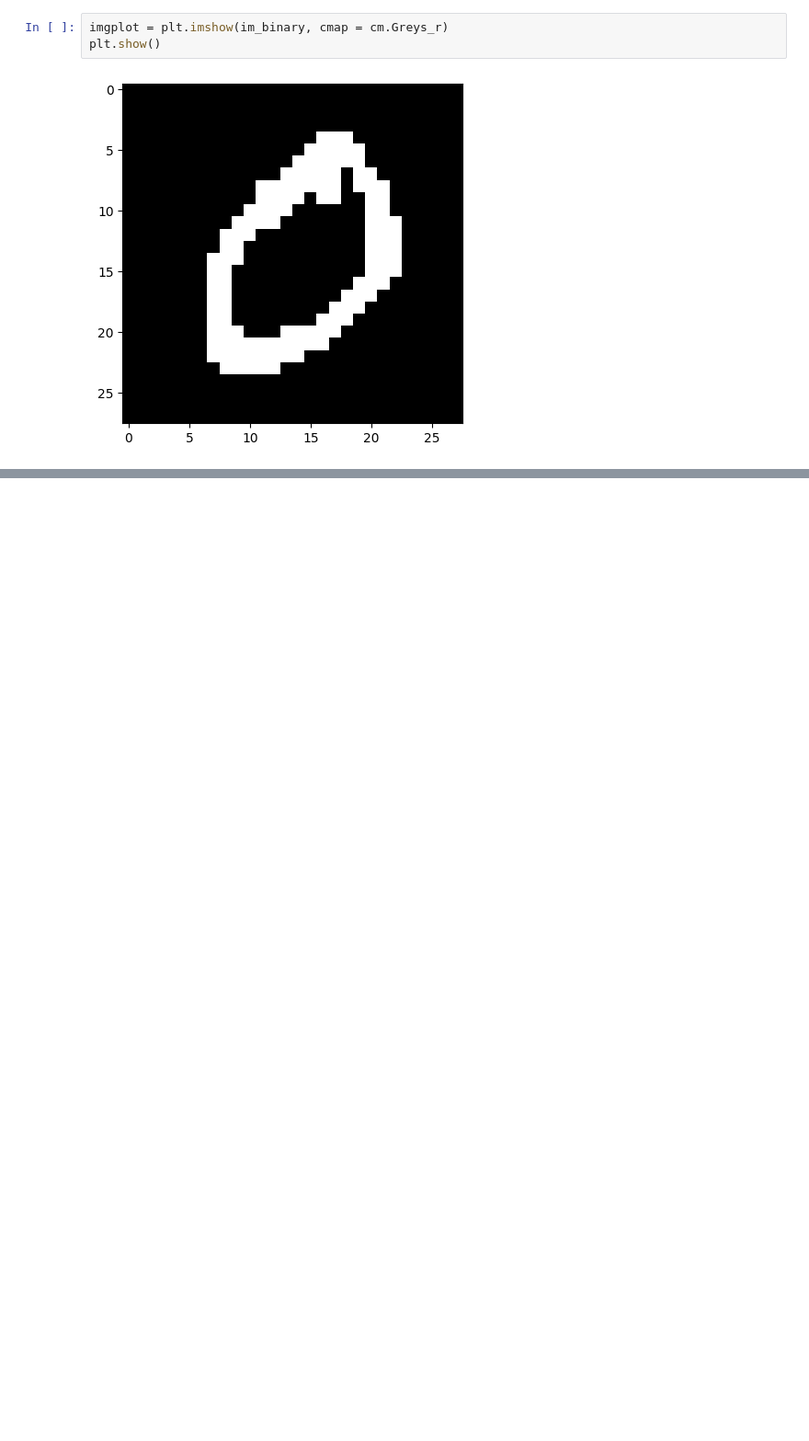
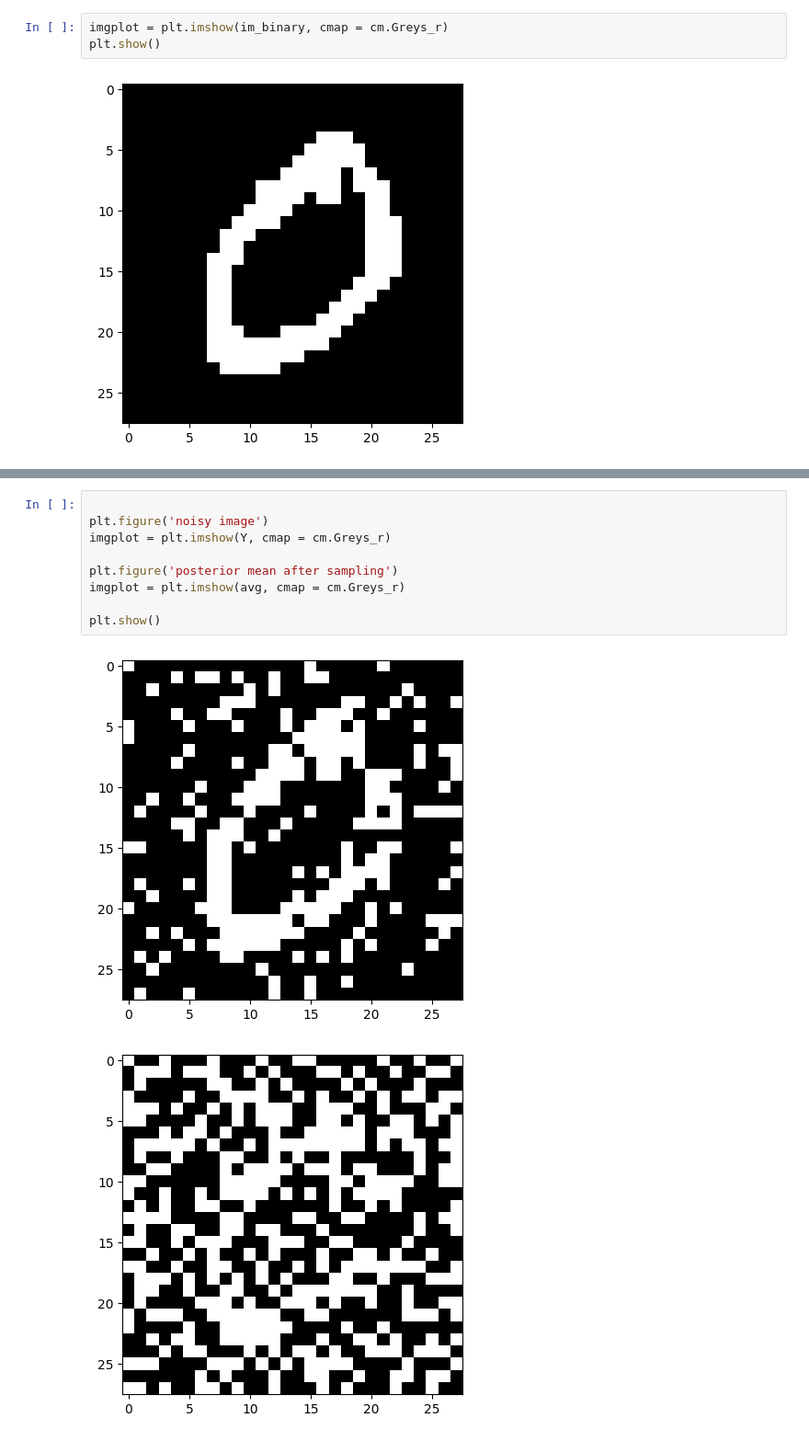
Before and after one commit to pettepiero/Ising-image-denoising, a Jupyter notebook: denoising2.ipynb, the cells around one changed output, grey strips where cells are left out. Shown at 92% size. Drawn from its saved outputs; the diff is of its cells as text; blank space fills up the shorter version.

```diff
--- a/denoising2.ipynb
+++ b/denoising2.ipynb
@@ -184,0 +346,12 @@ s = 77616
+# %%
+
+plt.figure('noisy image')
+imgplot = plt.imshow(Y, cmap = cm.Greys_r)
+
+plt.figure('posterior mean after sampling')
+imgplot = plt.imshow(avg, cmap = cm.Greys_r)
+
+plt.show()
+# %% [output]
+[figure, added]
+[figure, added]
```
Also changed, not shown: parts of 7 cells of this notebook.
